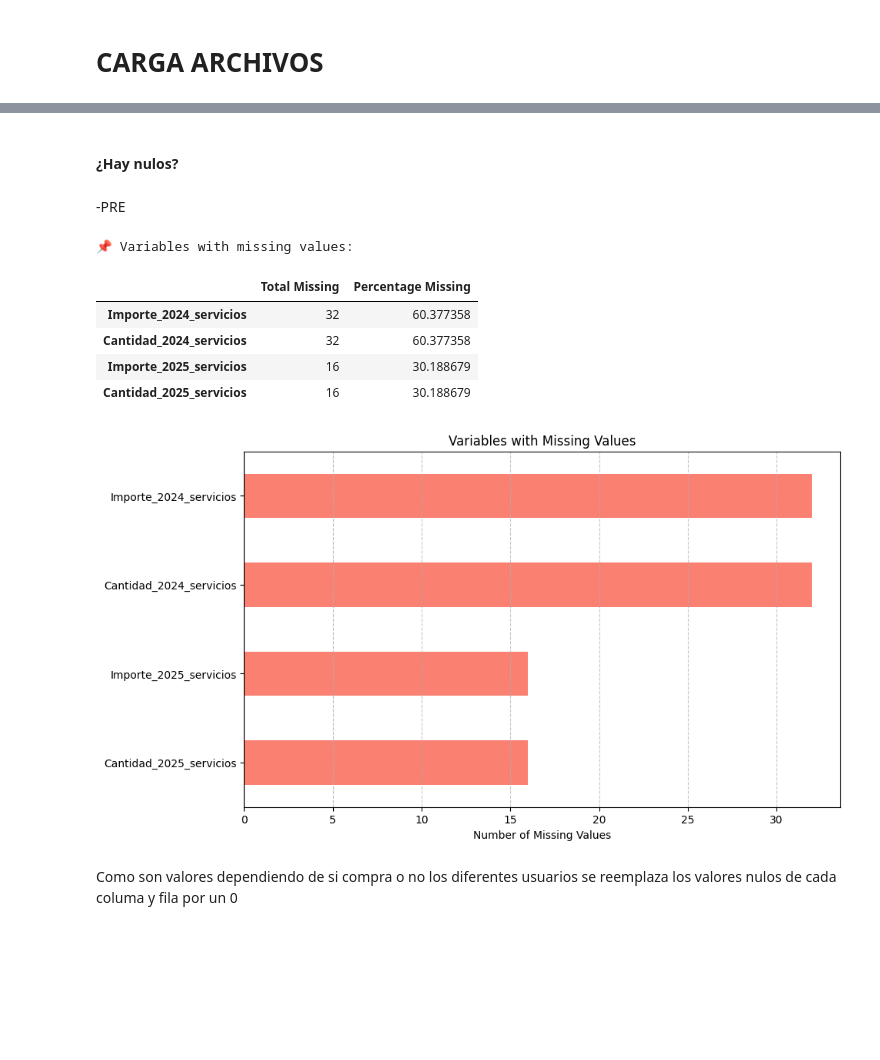
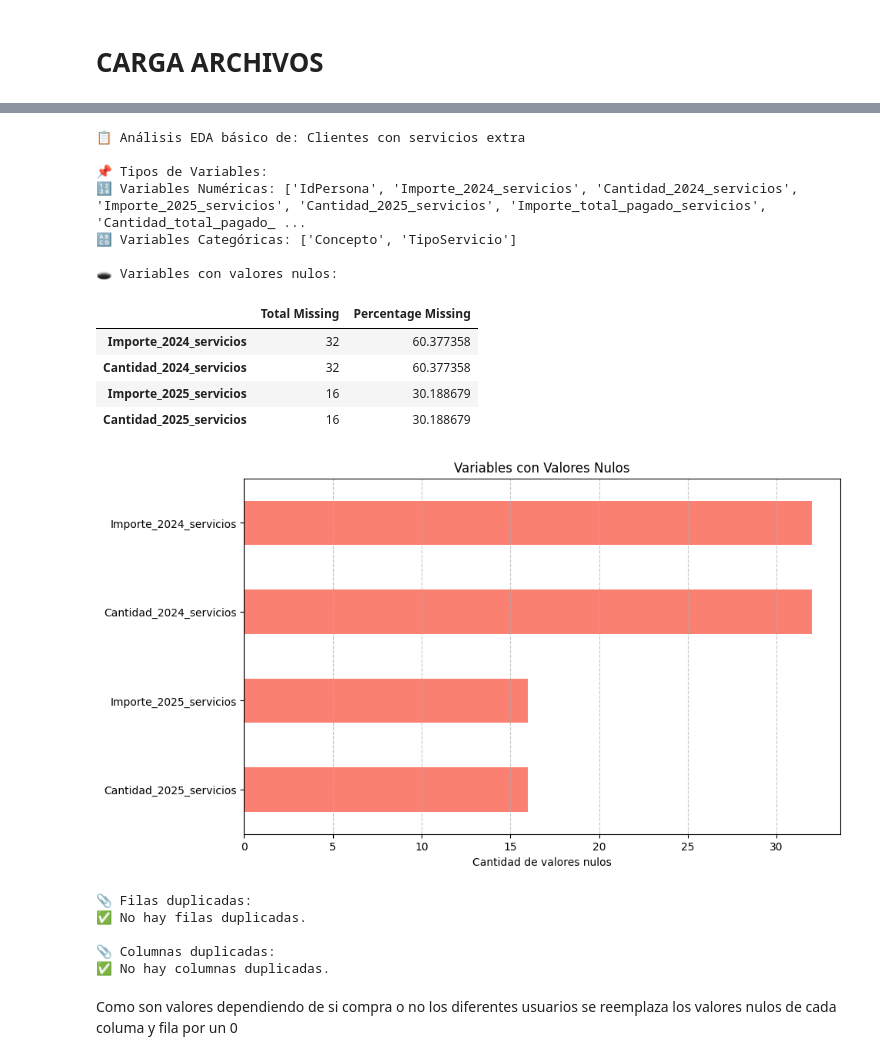
Before and after one commit to CescBlanco/TFM-FINAL, a Jupyter notebook: eda_feature_engineering/servicios.ipynb, the cells around one changed output, grey strips where cells are left out. Saved outputs shown, nothing was run; the diff lists cells and outputs as text; code cells hidden in the pictures; blank space fills up the shorter version.

```diff
--- a/eda_feature_engineering/servicios.ipynb
+++ b/eda_feature_engineering/servicios.ipynb
@@ -38,4 +31,4 @@ def load_dataset(file_path, file_type=None, separator=None, encoding='utf-8', **
     else:
         raise ValueError(f"File format '{file_type}' not supported. Use 'csv', 'excel', or 'json'.")
 # %%
-df = load_dataset('../data/Fisio-Nutri 01.09.2024 a 01.09.2025 FORMATO BUENO.xlsx', sheet_name="adaptado")
+df_servicios = load_dataset('../data/Fisio-Nutri 01.09.2024 a 01.09.2025 FORMATO BUENO.xlsx', sheet_name="adaptado")
@@ -81,41 +99,0 @@ servicios_eda= df_servicios.copy()
-# %% [markdown]
-#### ¿Hay nulos?
-# %% [markdown]
--PRE
-# %%
-# 4. Variables with missing values
-    # Detect columns with missing values and show the percentage
-print("\n📌 Variables with missing values:")
-
-# Count missing values by column
-missing = servicios_eda.isnull().sum()
-
-# Filter only columns with missing values
-missing = missing[missing > 0].sort_values(ascending=False)
-
-# Calculate missing percentage
-missing_percentage = (missing / len(servicios_eda)) * 100
-
-# Create a DataFrame to show the count and percentage of missing values
-missing_df = pd.DataFrame({'Total Missing': missing, 'Percentage Missing': missing_percentage})
-
-# If missing values exist, display a bar chart of missing values distribution
-if not missing.empty:
-    display(missing_df)
-    plt.figure(figsize=(10, 6))
-    missing.plot(kind='barh', color='salmon')  # Horizontal bar chart
-    plt.title("Variables with Missing Values")
-    plt.xlabel("Number of Missing Values")
-    plt.gca().invert_yaxis()  # Invert y-axis to show variables with most missing values first
-    plt.grid(True, axis='x', linestyle='--', alpha=0.7)  # Add grid to the chart
-    plt.show()
-else:
-    print("✅ No missing values in the dataset.")
-# %% [output]
-📌 Variables with missing values:
-|  | Total Missing | Percentage Missing |
-| Importe_2024_servicios | 32 | 60.377358 |
-| Cantidad_2024_servicios | 32 | 60.377358 |
-| Importe_2025_servicios | 16 | 30.188679 |
-| Cantidad_2025_servicios | 16 | 30.188679 |
-[figure, removed]
@@ -122,3 +159,24 @@ else:
+# %%
+eda_basica(, nombre_df="Clientes con servicios extra")
+# %% [output]
+📋 Análisis EDA básico de: Clientes con servicios extra
+
+📌 Tipos de Variables:
+🔢 Variables Numéricas: ['IdPersona', 'Importe_2024_servicios', 'Cantidad_2024_servicios', 'Importe_2025_servicios', 'Cantidad_2025_servicios', 'Importe_total_pagado_servicios', 'Cantidad_total_pagado_ ...
+🔠 Variables Categóricas: ['Concepto', 'TipoServicio']
+
+🕳️ Variables con valores nulos:
+|  | Total Missing | Percentage Missing |
+| Importe_2024_servicios | 32 | 60.377358 |
+| Cantidad_2024_servicios | 32 | 60.377358 |
+| Importe_2025_servicios | 16 | 30.188679 |
+| Cantidad_2025_servicios | 16 | 30.188679 |
+[figure, added]
+📎 Filas duplicadas:
+✅ No hay filas duplicadas.
+
+📎 Columnas duplicadas:
+✅ No hay columnas duplicadas.
 # %% [markdown]
 Como son valores dependiendo de si compra o no los diferentes usuarios se reemplaza los valores nulos de cada columa y fila por un 0
 # %%
```
Also changed, not shown: parts of 44 cells of this notebook, 1 other file.
